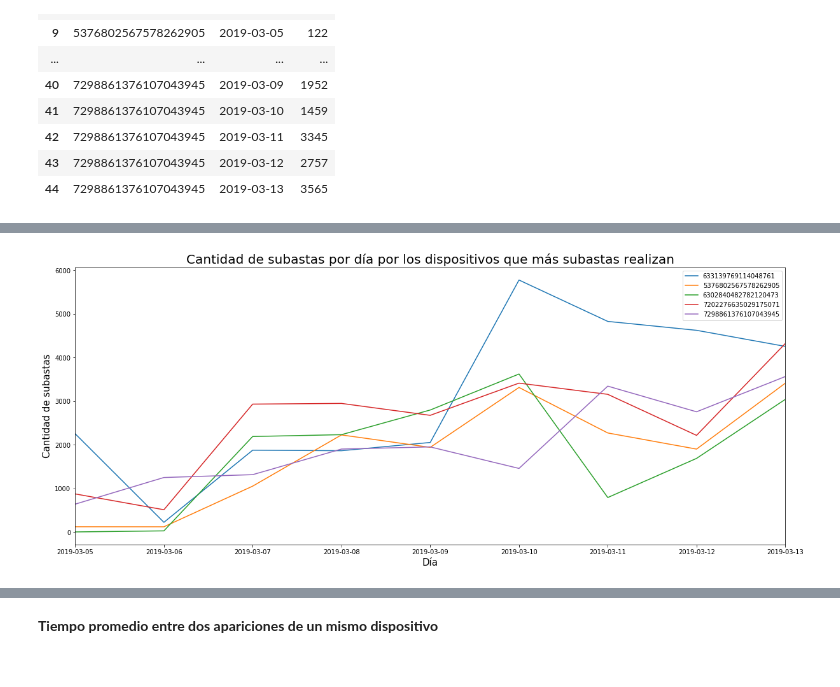
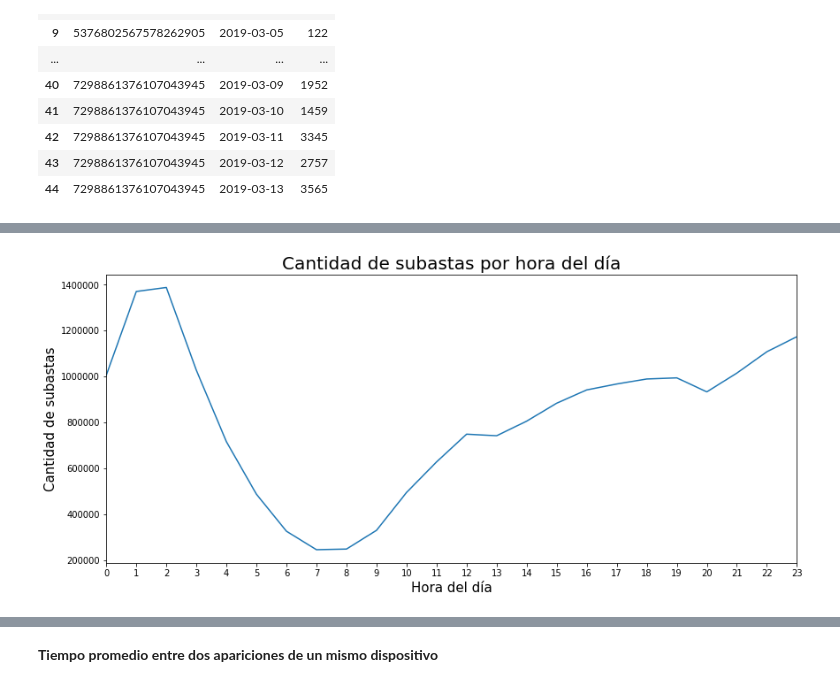
Before and after one commit to Elianagam/orgaDatosTp1, a Jupyter notebook: prueba_auctions.ipynb, the cells around one changed output, grey strips where cells are left out. Drawn from its saved outputs; the diff is of its cells as text; code cells hidden in the pictures.

Commit message:
update auctions

```diff
--- a/prueba_auctions.ipynb
+++ b/prueba_auctions.ipynb
@@ -164,0 +165,3 @@ top_auctions_
+# %%
+auctions['hour'] = auctions['date'].dt.hour
+auctions['day'] = auctions['date'].dt.date
@@ -165,10 +179,11 @@ top_auctions_
 # %%
 fig, ax = plt.subplots()
-for key, grp in top_auctions_.groupby(['device_id']):
-    ax = grp.plot(ax=ax, kind='line', x='date', y='count', label=key, figsize=(20,8))
-plt.title("Cantidad de subastas por día por los dispositivos que más subastas realizan",size=20)
-ax.set_ylabel('Cantidad de subastas',size=15);
-ax.set_xlabel('Día',size=15);
+auctions.groupby('hour').size().plot(figsize=(14,6))
+plt.title("Cantidad de subastas por hora del día", size=20)
+ax.set_ylabel('Cantidad de subastas', size=15);
+ax.set_xlabel('Día', size=15);
+plt.xticks(range(0,24,1));
+plt.savefig('images/auctions_each_day.png', bbox_inches = 'tight', pad_inches = 0.1)
 plt.show()
 # %% [output]
-[figure, old version]
+[figure, new version]
```
Also changed, not shown: parts of 17 cells of this notebook, 2 other files.
